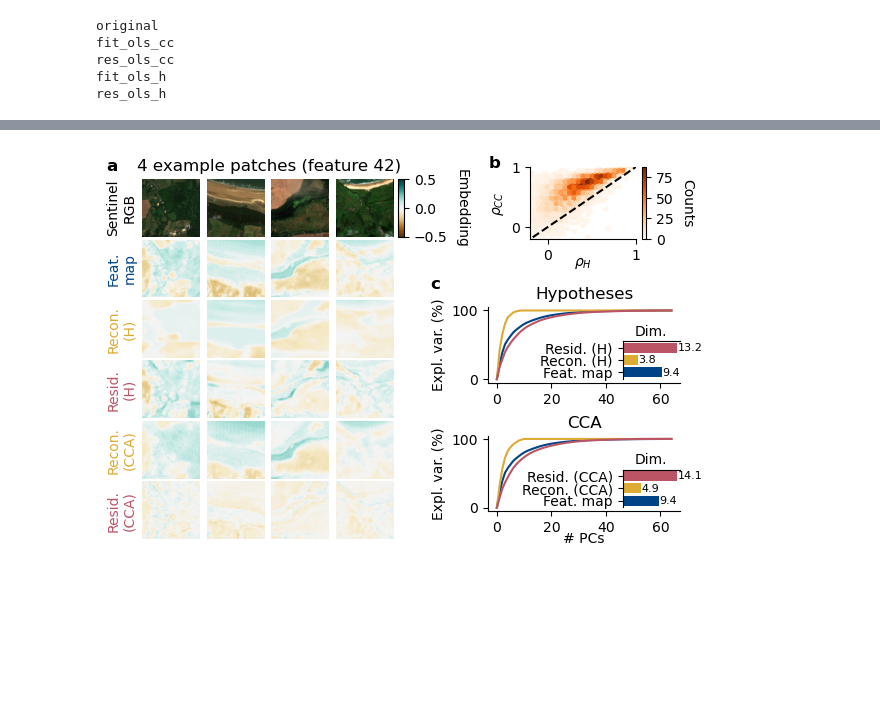
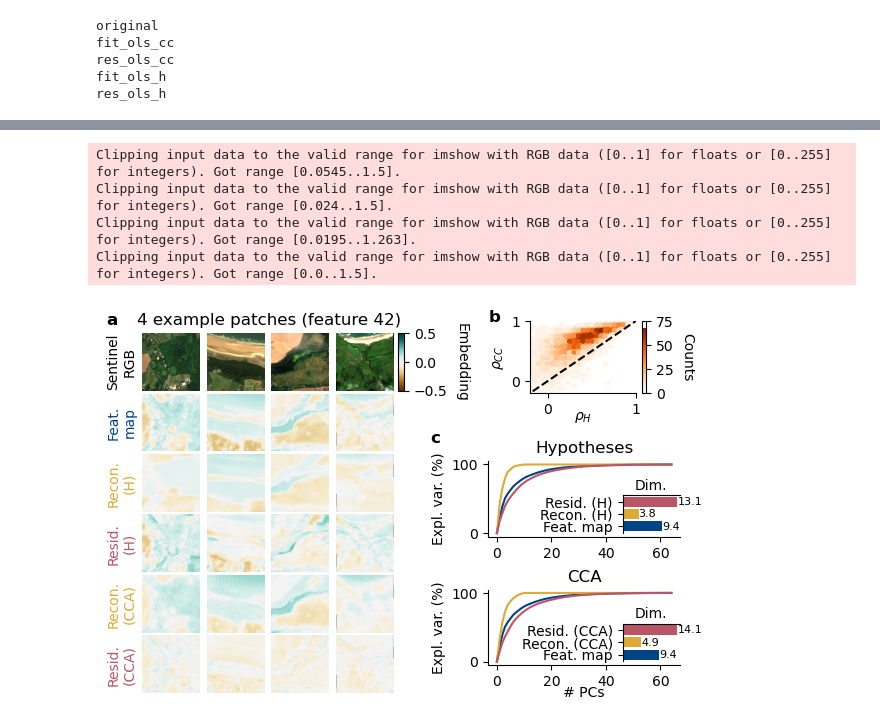
Before and after one commit to vdplasthijs/NeurEO, a Jupyter notebook: notebooks/CCA figure.ipynb, the cells around one changed output, grey strips where cells are left out. Saved outputs shown, nothing was run; the diff lists cells and outputs as text; code cells hidden in the pictures; blank space fills up the shorter version.

Commit message:
sentinel figs bit lighter

```diff
--- a/notebooks/CCA figure.ipynb
+++ b/notebooks/CCA figure.ipynb
@@ -75,7 +115,7 @@ Number of patches: 100, number of hypotheses: 10, number of features: 64
 # %%
 ## CCA:
-feat_ravel = au.ravel_features(np.stack(features))
-hyp_ravel = au.ravel_features(np.stack(hypotheses))
+feat_ravel = features_all # au.ravel_features(np.stack(features))
+hyp_ravel = hypotheses_all #au.ravel_features(np.stack(hypotheses))
 assert feat_ravel.shape[1] == hyp_ravel.shape[1], (feat_ravel.shape, hyp_ravel.shape)
 
 cca = CCA(n_components=10)
@@ -100,6 +140,8 @@ weight_mat_ols_cc = np.linalg.pinv(feat_c).dot(feat_ravel.T)
 assert weight_mat_cc.shape == weight_mat_ols_cc.shape, (weight_mat_cc.shape, weight_mat_ols_cc.shape)
 feat_hat_ols_cc = feat_c.dot(weight_mat_ols_cc).T
 feat_res_ols_cc = feat_ravel - feat_hat_ols_cc
+# feat_res_ols_cc_img = np.zeros_like(features_all) + np.nan
+# feat_res_ols_cc_img = au.unravel_features(feat_res_ols_cc_img, n_patches=n_patches, nx=128, ny=128)
 feat_res_ols_cc_img = au.unravel_features(feat_res_ols_cc, n_patches=n_patches, nx=128, ny=128)
 feat_hat_ols_cc_img = au.unravel_features(feat_hat_ols_cc, n_patches=n_patches, nx=128, ny=128)
 
@@ -302,7 +297,7 @@ Text(37.597222222222214, 0.5, 'Corr with orig feature (CCA)')
 # %%
 sorted_feature_inds = np.load('../outputs/inds_sorted_features.npy')
 # %%
-save_fig = True
+save_fig = False
 
 full_length_fig = False
 
@@ -348,7 +343,8 @@ lim_feat = 0.5
 for i_col, (i_patch, i_f) in enumerate(patch_feat_combis):
     ax_col = ax_top[:, i_col]
 
-    ax_col[0].imshow(np.clip(np.swapaxes(np.swapaxes(sentinel[i_patch][:3], 0, 2), 0, 1), 0, 3000) / 3000)
+    ax_col[0].imshow(np.clip(np.swapaxes(np.swapaxes(sentinel[i_patch][:3], 0, 2), 0, 1), 0, 3000) / 2000)
+    # vu.plot_sentinel(ax=ax_col[0], img=sentinel_eq[i_patch])
     # ax_col[0].set_title(f'F{i_f}, P{i_patch}', fontsize=10)
 
     # print(i_col)
@@ -358,7 +354,7 @@ for i_col, (i_patch, i_f) in enumerate(patch_feat_combis):
         corr_with_orig_feat = np.corrcoef(im_plot[i_patch][i_f].flatten(), features[i_patch][i_f].flatten())[0, 1]
         ax_col[ii + 1].set_xlabel(f'corr: {corr_with_orig_feat:.3f}', fontsize=8)
     for ax_ in ax_col:
-        du.naked(ax_)
+        vu.naked(ax_)
 
     if i_col == 0:
         ax_col[0].set_ylabel('Sentinel\nRGB', fontsize=10)
@@ -417,7 +413,7 @@ ax_pca_cca.set_title('CCA')
 ax_pca_cca.set_xlabel('# PCs', labelpad=-2)
 for ax_ in [ax_pca_cca, ax_pca_h]:
     ax_.set_ylabel('Expl. var. (%)')
-    du.despine(ax_)
+    vu.despine(ax_)
 
 ## Dim bar plot:
 for ax_, names in zip([ax_dim_h, ax_dim_cca],
@@ -448,7 +444,7 @@ for ax_, names in zip([ax_dim_h, ax_dim_cca],
     ax_.set_xticks([])
     for sp in ['bottom', 'right']:
         ax_.spines[sp].set_visible(False)
-    # du.despine(ax_)
+    # vu.despine(ax_)
 
     # bars = ax_.bar(x=np.arange(3), height=mean_dim_list, yerr=sem_dim, color=colour_list)
     # for rect, h in zip(bars, mean_dim_list):
@@ -457,33 +453,37 @@ for ax_, names in zip([ax_dim_h, ax_dim_cca],
 
     # ax_.set_xticks([])
     # ax_.set_ylabel('Dim.')
-    # du.despine(ax_)
+    # vu.despine(ax_)
 
 ax_corr_recon.plot([-1, 1], [-1, 1], 'k--')
 # ax_corr_recon.plot(dict_corr_with_orig['fit_ols_h'], dict_corr_with_orig['fit_ols_cc'], '.', alpha=0.7)
 # sns.kdeplot(data=pd.DataFrame(dict_corr_with_orig), x='fit_ols_h', y='fit_ols_cc',
 #             fill=False, thresh=0, levels=10, color=colour_ols_fit, ax=ax_corr_recon)
 cmap_ols_fit = plt.cm.get_cmap('Oranges')
 ax_corr_recon.hexbin(x=dict_corr_with_orig['fit_ols_h'], y=dict_corr_with_orig['fit_ols_cc'],
                      gridsize=30, cmap=cmap_ols_fit, mincnt=1)
 ax_corr_recon.set_xlabel(r"$\rho_H$", labelpad=-5)
 ax_corr_recon.set_ylabel(r"$\rho_{CC}$")
 ax_corr_recon.set_xlim([-0.2, 1])
 ax_corr_recon.set_ylim([-0.2, 1])
-du.despine(ax_corr_recon)
+vu.despine(ax_corr_recon)
 cbar = plt.colorbar(mappable=ax_corr_recon.collections[0], ax=ax_corr_recon)
 cbar.set_label('Counts', rotation=270, labelpad=15)
 cbar.set_ticks([0, 25, 50, 75])
 
 sys.path.append('/Users/tplas/repos/reproducible_figures/scripts')
 import rep_fig_vis as rfv
 rfv.add_panel_label(fig=fig, ax=ax_top[0][0], label_letter='a', x_offset=0.25 if full_length_fig else 0.05, y_offset=0.1, fontsize=12)
 rfv.add_panel_label(fig=fig, ax=ax_right[0], label_letter='c', x_offset=3.07 if full_length_fig else 1.72, y_offset=0.2, fontsize=12)
 # rfv.add_panel_label(fig=fig, ax=ax_right[1], label_letter='c', x_offset=3.07 if full_length_fig else 1.72, y_offset=0.1, fontsize=12)
 rfv.add_panel_label(fig=fig, ax=ax_bottomright, label_letter='b', x_offset=8 if full_length_fig else 3.7, y_offset=-0.05, fontsize=12)
 
 if save_fig:
     fig.savefig('../figs/fig3.pdf', dpi=300, bbox_inches='tight')
     plt.savefig('../../ms_neureo/figs/fig3.pdf', bbox_inches='tight')
 # %% [output]
+Clipping input data to the valid range for imshow with RGB data ([0..1] for floats or [0..255] for integers). Got range [0.0545..1.5].
+Clipping input data to the valid range for imshow with RGB data ([0..1] for floats or [0..255] for integers). Got range [0.024..1.5].
+Clipping input data to the valid range for imshow with RGB data ([0..1] for floats or [0..255] for integers). Got range [0.0195..1.263].
+Clipping input data to the valid range for imshow with RGB data ([0..1] for floats or [0..255] for integers). Got range [0.0..1.5].
-[figure, old version]
+[figure, new version]
```
Also changed, not shown: parts of 11 cells of this notebook, 4 other files.
